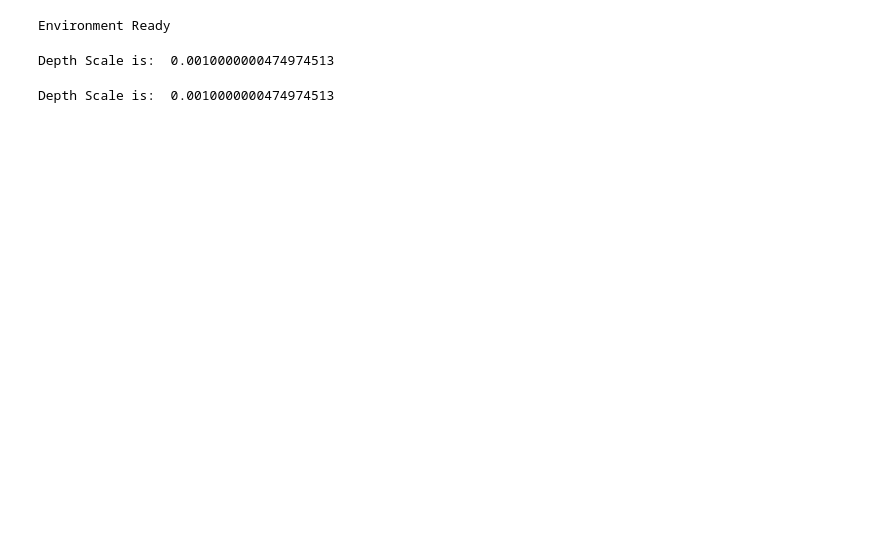
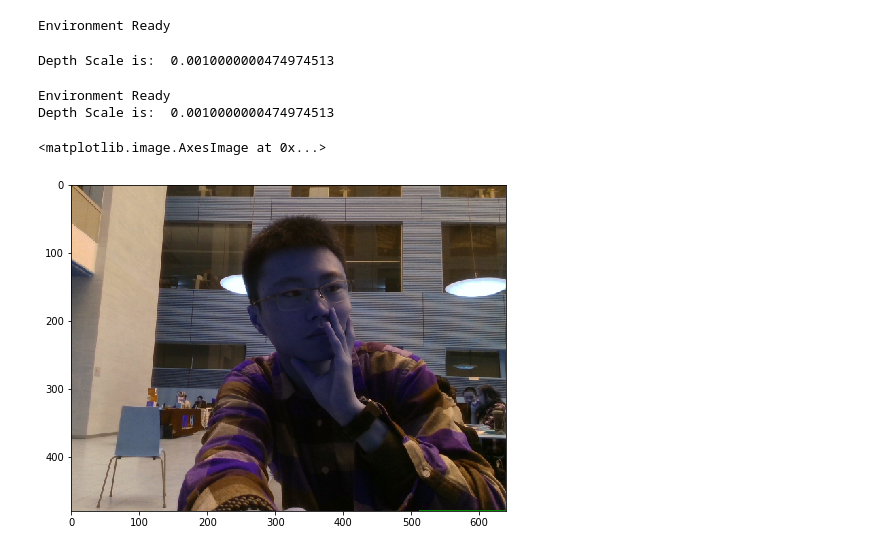
Before and after one commit to allison98/nwhacks2020, a Jupyter notebook: depth_camera/depth_test.ipynb, the cells around one changed output. Saved outputs shown, nothing was run; the diff lists cells and outputs as text; code cells hidden in the pictures; blank space fills up the shorter version.

Commit message:
complete real sense control

```diff
--- a/depth_camera/depth_test.ipynb
+++ b/depth_camera/depth_test.ipynb
@@ -88,13 +88,14 @@ finally:
 # %% [output]
 Depth Scale is:  0.0010000000474974513
 # %%
-# this script will first filter out the hand
-# First import the library
-import pyrealsense2 as rs
-# Import Numpy for easy array manipulation
-import numpy as np
-# Import OpenCV for easy image rendering
-import cv2
+
+
+import cv2                                # state of the art computer vision algorithms library
+import numpy as np                        # fundamental package for scientific computing
+import matplotlib.pyplot as plt           # 2D plotting library producing publication quality figures
+import pyrealsense2 as rs                 # Intel RealSense cross-platform open-source API
+print("Environment Ready")
+
 
 # Create a pipeline
 pipeline = rs.pipeline()
@@ -137,10 +138,20 @@ aligned_frames = align.process(frames)
 # Get aligned frames
 aligned_depth_frame = aligned_frames.get_depth_frame() # aligned_depth_frame is a 640x480 depth image
 color_frame = aligned_frames.get_color_frame()
+depth_frame = aligned_frames.get_depth_frame()
 
 # Validate that both frames are valid
 if not aligned_depth_frame or not color_frame:
     pass
 # %% [output]
+Environment Ready
 Depth Scale is:  0.0010000000474974513
+# %%
+color = np.asanyarray(color_frame.get_data())
+plt.rcParams["axes.grid"] = False
+plt.rcParams['figure.figsize'] = [12, 6]
+plt.imshow(color)
+# %% [output]
+<matplotlib.image.AxesImage at 0x...>
+[figure, added]
 # %%
```
Also changed, not shown: parts of 8 cells of this notebook, 1 other file.
